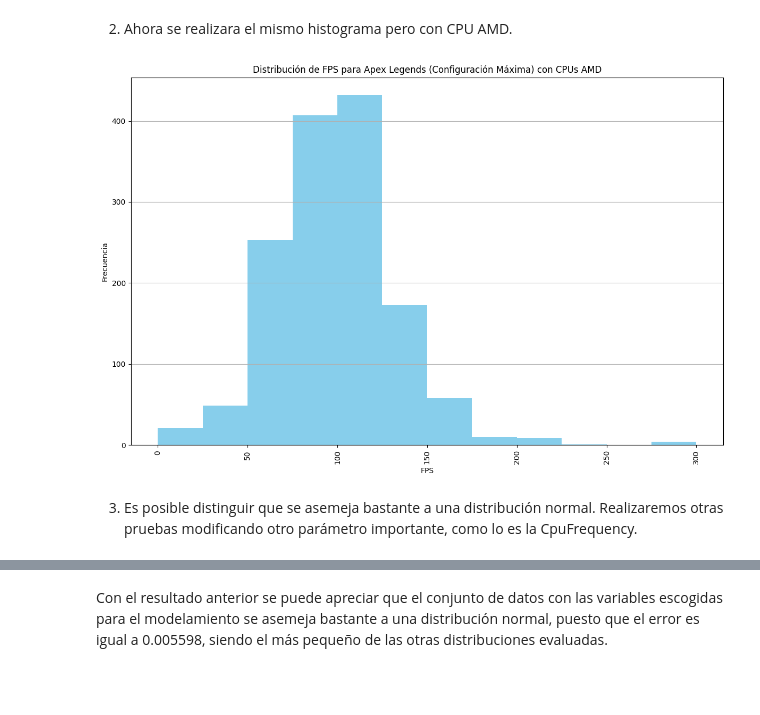
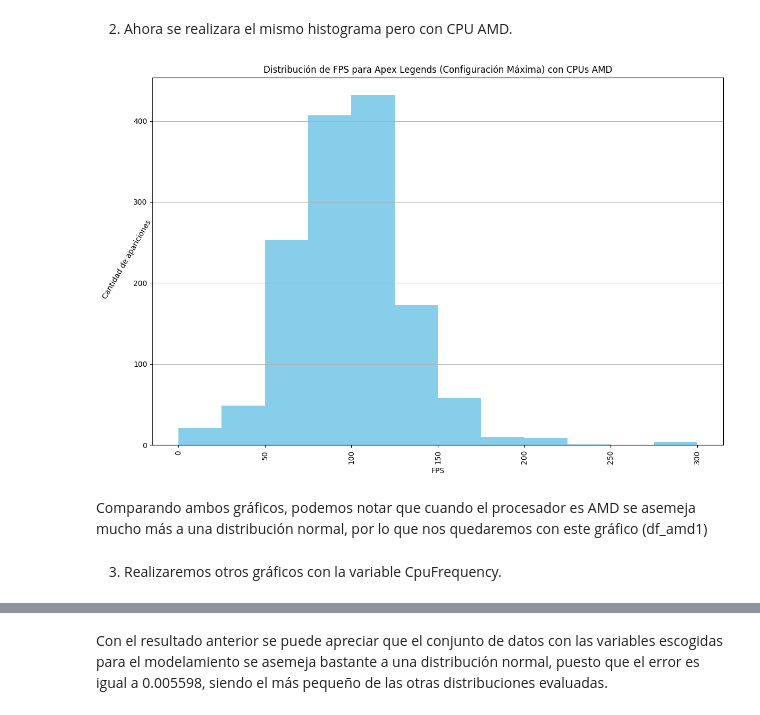
Before and after one commit to BenjaminPavez/Estadistica-Computacional-INF-280, a Jupyter notebook: Laboratorio 2/Laboratorio_2.ipynb, the cells around one changed output, grey strips where cells are left out. Saved outputs shown, nothing was run; the diff lists cells and outputs as text; code cells hidden in the pictures; blank space fills up the shorter version.

```diff
--- a/Laboratorio 2/Laboratorio_2.ipynb
+++ b/Laboratorio 2/Laboratorio_2.ipynb
@@ -270,24 +314,26 @@ plt.show()
 # %%
 #Filtrar el DataFrame según los criterios especificados
 df_amd1 = df[(df['CpuName'].str.contains('AMD', case=False)) &
                        (df['GameName'] == 'apexLegends') &
                        (df['GameSetting'] == 'max')]
 
 #Crear el histograma
 plt.figure(figsize=(12, 8))
 num_binsa1 = int(np.ceil(np.log2(len(df_amd1['FPS'])) + 1))
 plt.hist(df_amd1['FPS'], bins=num_binsa1, color='skyblue')
 
 #Añadir etiquetas y título
 plt.xlabel('FPS')
-plt.ylabel('Frecuencia')
+plt.ylabel('Cantidad de apariciones', rotation=60)
 plt.title('Distribución de FPS para Apex Legends (Configuración Máxima) con CPUs AMD')
 plt.xticks(rotation=90)
 plt.grid(axis='y')
 plt.tight_layout()
 plt.show()
 # %% [output]
-[figure, old version]
+[figure, new version]
-# %% [markdown]
-3. Es posible distinguir que se asemeja bastante a una distribución normal. Realizaremos otras pruebas modificando otro parámetro importante, como lo es la CpuFrequency.
+# %% [markdown]
+Comparando ambos gráficos, podemos notar que cuando el procesador es AMD se asemeja mucho más a una distribución normal, por lo que nos quedaremos con este gráfico (df_amd1)
+# %% [markdown]
+3. Realizaremos otros gráficos con la variable CpuFrequency.
 # %%
```
Also changed, not shown: parts of 21 cells of this notebook.
